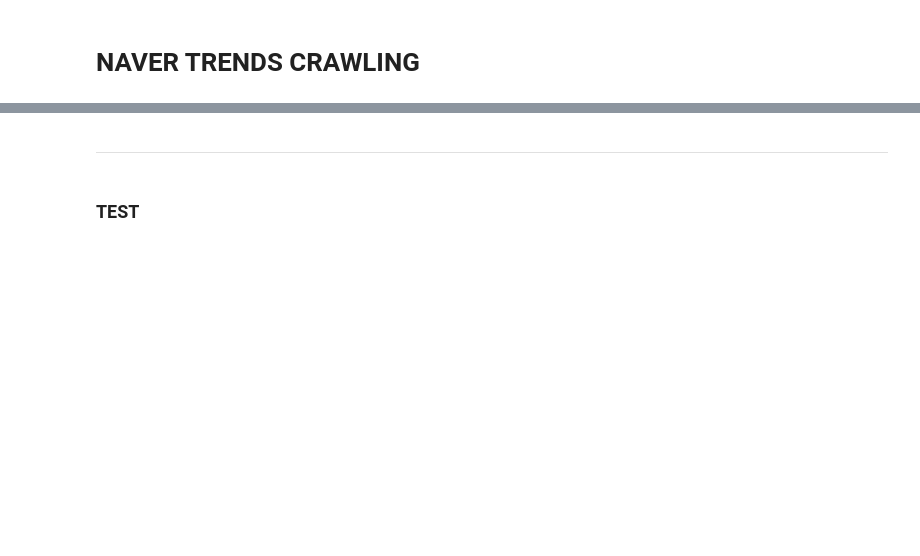
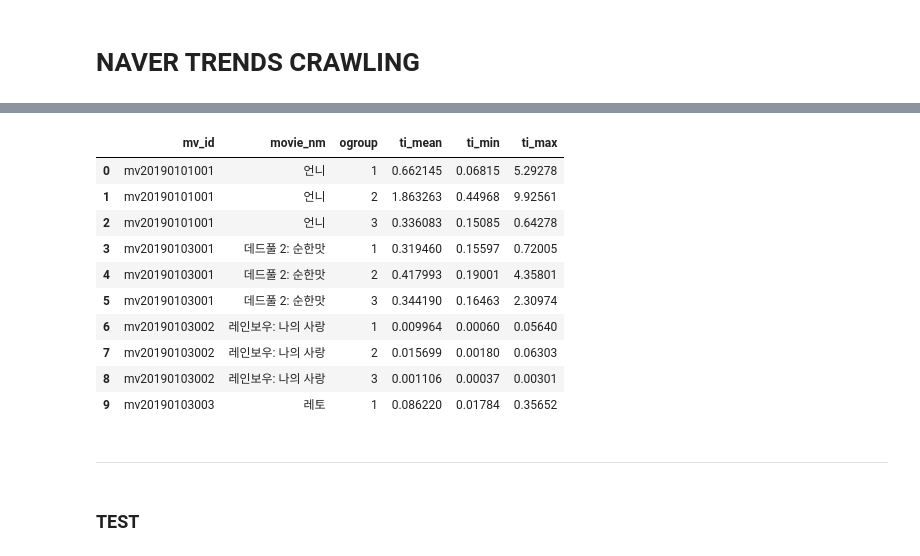
Before and after one commit to taeshahn/MovieTrends, a Jupyter notebook: src/12_NT_collect.ipynb, the cells around one changed output, grey strips where cells are left out. Drawn from its saved outputs; the diff is of its cells as text; code cells hidden in the pictures; blank space fills up the shorter version.

```diff
--- a/src/12_NT_collect.ipynb
+++ b/src/12_NT_collect.ipynb
@@ -109,0 +117,24 @@ result_merged.to_csv("./MovieTrends/output/result_final.csv")
+# %%
+rng1, rng2, rng3 = [i for i in range(-30, 0)], [i for i in range(0, 30)], [i for i in range(30, 60)]
+rng = rng1 + rng2 + rng3
+
+result_merged['group_tf'] = pd.Series([_ in rng for _ in result_merged.D])
+result_merged['ogroup'] = pd.Series([1 if _ in rng1 else 2 if _ in rng2 else 3 if _ in rng3 else 0 for _ in result_merged.D])
+
+ti_aggr = result_merged[result_merged.group_tf == True].groupby(['mv_id', 'movie_nm', 'ogroup']).agg({'trendindex': ['mean', 'min', 'max']})
+ti_aggr.columns = ['ti_mean', 'ti_min', 'ti_max']
+ti_aggr = ti_aggr.reset_index()
+# %%
+ti_aggr.head(10)
+# %% [output]
+|  | mv_id | movie_nm | ogroup | ti_mean | ti_min | ti_max |
+| 0 | mv20190101001 | 언니 | 1 | 0.662145 | 0.06815 | 5.29278 |
+| 1 | mv20190101001 | 언니 | 2 | 1.863263 | 0.44968 | 9.92561 |
+| 2 | mv20190101001 | 언니 | 3 | 0.336083 | 0.15085 | 0.64278 |
+| 3 | mv20190103001 | 데드풀 2: 순한맛 | 1 | 0.319460 | 0.15597 | 0.72005 |
+| 4 | mv20190103001 | 데드풀 2: 순한맛 | 2 | 0.417993 | 0.19001 | 4.35801 |
+| 5 | mv20190103001 | 데드풀 2: 순한맛 | 3 | 0.344190 | 0.16463 | 2.30974 |
+| 6 | mv20190103002 | 레인보우: 나의 사랑 | 1 | 0.009964 | 0.00060 | 0.05640 |
+| 7 | mv20190103002 | 레인보우: 나의 사랑 | 2 | 0.015699 | 0.00180 | 0.06303 |
+| 8 | mv20190103002 | 레인보우: 나의 사랑 | 3 | 0.001106 | 0.00037 | 0.00301 |
+| 9 | mv20190103003 | 레토 | 1 | 0.086220 | 0.01784 | 0.35652 |
```
Also changed, not shown: parts of 15 cells of this notebook, 6 other files.
